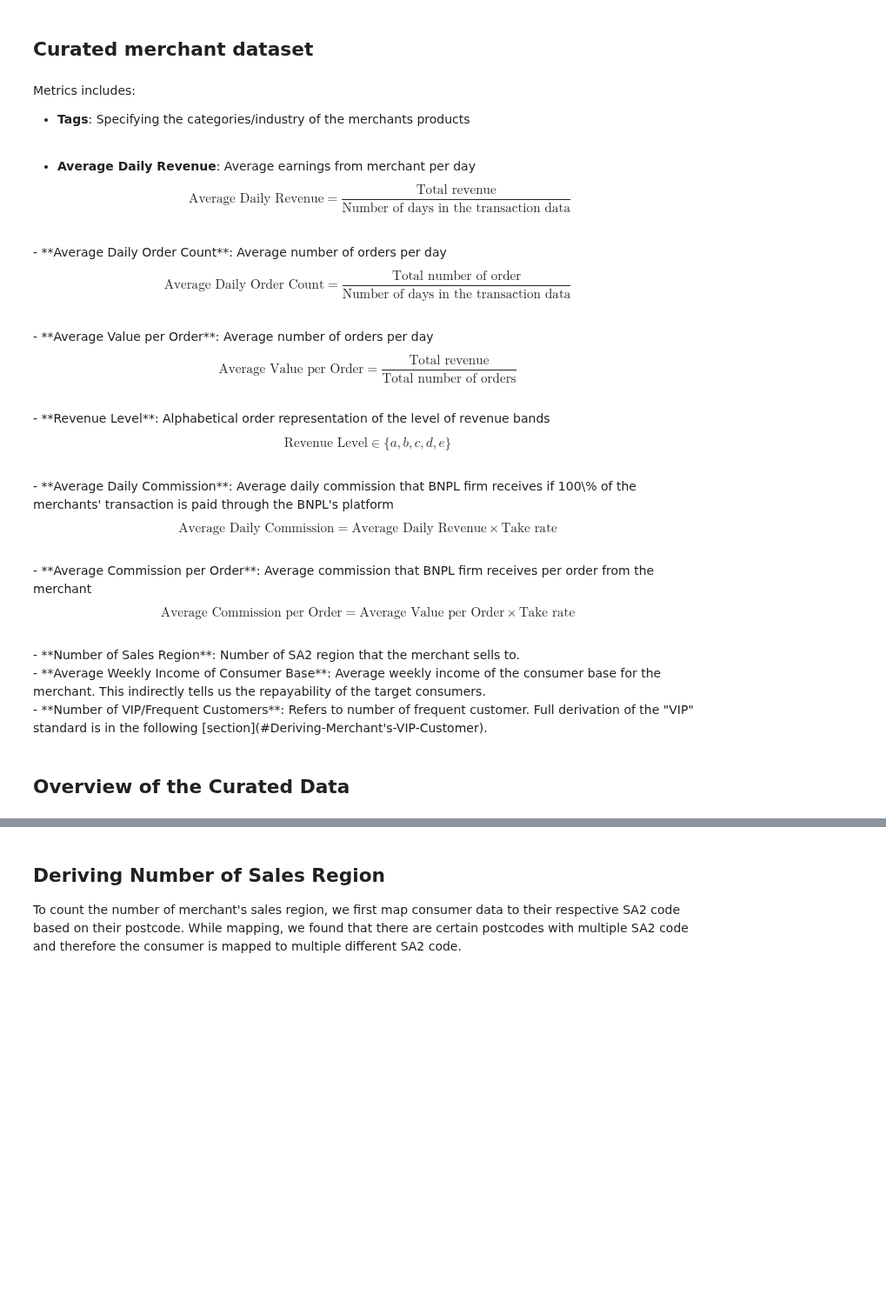
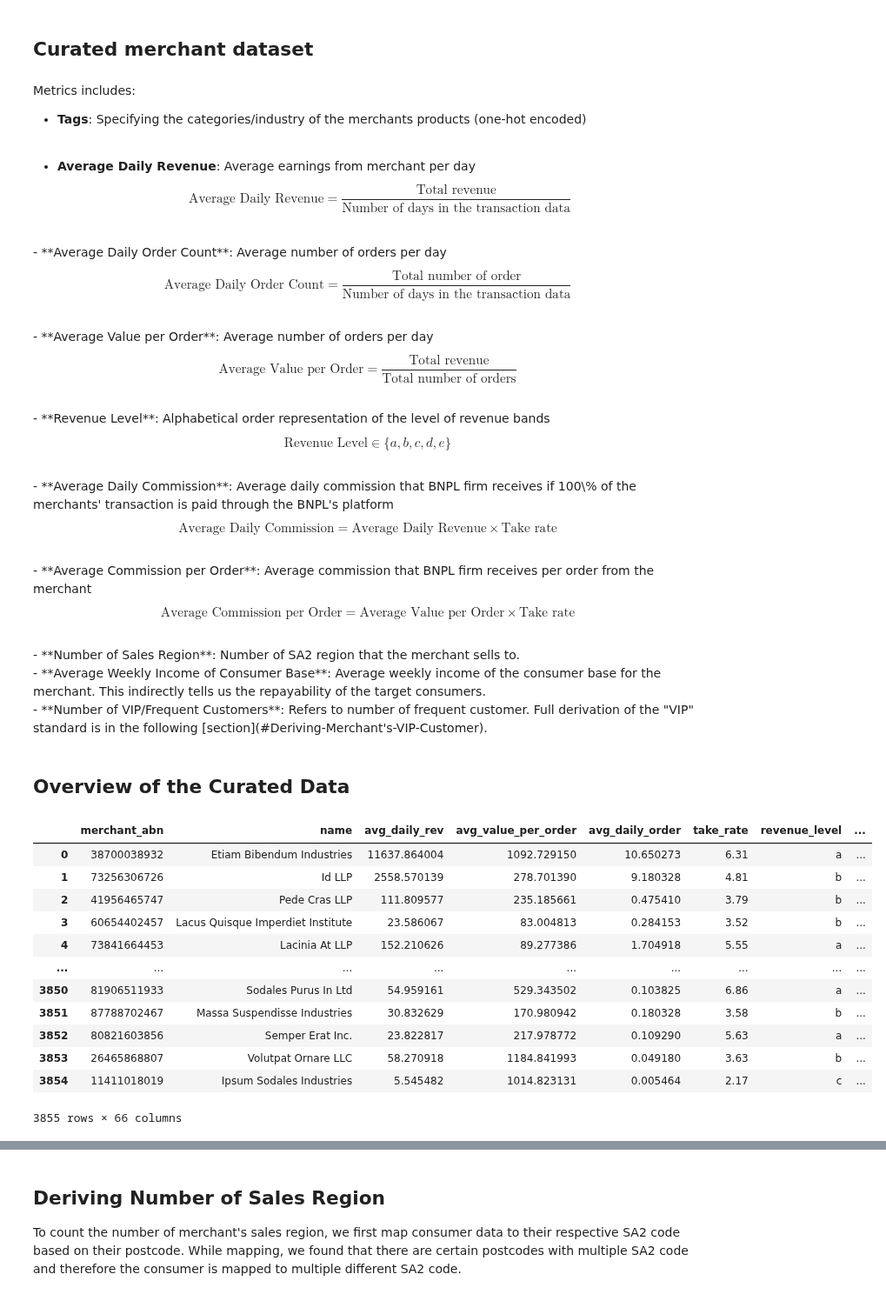
Before and after one commit to MAST30034-Applied-Data-Science/generic-buy-now-pay-later-project-group-19, a Jupyter notebook: notebooks/Sprint 3.ipynb, the cells around one changed output, grey strips where cells are left out. Shown at 87% size. Drawn from its saved outputs; the diff is of its cells as text; code cells hidden in the pictures; blank space fills up the shorter version.

```diff
--- a/notebooks/Sprint 3.ipynb
+++ b/notebooks/Sprint 3.ipynb
@@ -9,7 +9,7 @@ We have pretty much completed the ETL script except for the verbosity and the UI
 ## Curated merchant dataset
 # %% [markdown]
 Metrics includes:
-- **Tags**: Specifying the categories/industry of the merchants products <br><br>
+- **Tags**: Specifying the categories/industry of the merchants products (one-hot encoded) <br><br>
 
 - **Average Daily Revenue**: Average earnings from merchant per day
 $$\text{Average Daily Revenue}=\frac{\text{Total revenue}}{\text{Number of days in the transaction data}}$$
@@ -36,3 +36,21 @@ $$\text{Average Commission per Order}=\text{Average Value per Order}\times\text{
 - **Number of VIP/Frequent Customers**: Refers to number of frequent customer. Full derivation of the "VIP" standard is in the following [section](#Deriving-Merchant's-VIP-Customer).
 # %% [markdown]
 ## Overview of the Curated Data
+# %%
+import pandas as pd
+df = pd.read_csv("../data/curated/example_curated.csv")
+df
+# %% [output]
+|  | merchant_abn | name | avg_daily_rev | avg_value_per_order | avg_daily_order | take_rate | revenue_level | ... |
+| 0 | 38700038932 | Etiam Bibendum Industries | 11637.864004 | 1092.729150 | 10.650273 | 6.31 | a | ... |
+| 1 | 73256306726 | Id LLP | 2558.570139 | 278.701390 | 9.180328 | 4.81 | b | ... |
+| 2 | 41956465747 | Pede Cras LLP | 111.809577 | 235.185661 | 0.475410 | 3.79 | b | ... |
+| 3 | 60654402457 | Lacus Quisque Imperdiet Institute | 23.586067 | 83.004813 | 0.284153 | 3.52 | b | ... |
+| 4 | 73841664453 | Lacinia At LLP | 152.210626 | 89.277386 | 1.704918 | 5.55 | a | ... |
+| ... | ... | ... | ... | ... | ... | ... | ... | ... |
+| 3850 | 81906511933 | Sodales Purus In Ltd | 54.959161 | 529.343502 | 0.103825 | 6.86 | a | ... |
+| 3851 | 87788702467 | Massa Suspendisse Industries | 30.832629 | 170.980942 | 0.180328 | 3.58 | b | ... |
+| 3852 | 80821603856 | Semper Erat Inc. | 23.822817 | 217.978772 | 0.109290 | 5.63 | a | ... |
+| 3853 | 26465868807 | Volutpat Ornare LLC | 58.270918 | 1184.841993 | 0.049180 | 3.63 | b | ... |
+| 3854 | 11411018019 | Ipsum Sodales Industries | 5.545482 | 1014.823131 | 0.005464 | 2.17 | c | ... |
+3855 rows × 66 columns
```
Also changed, not shown: parts of 6 cells of this notebook, 1 other file.
